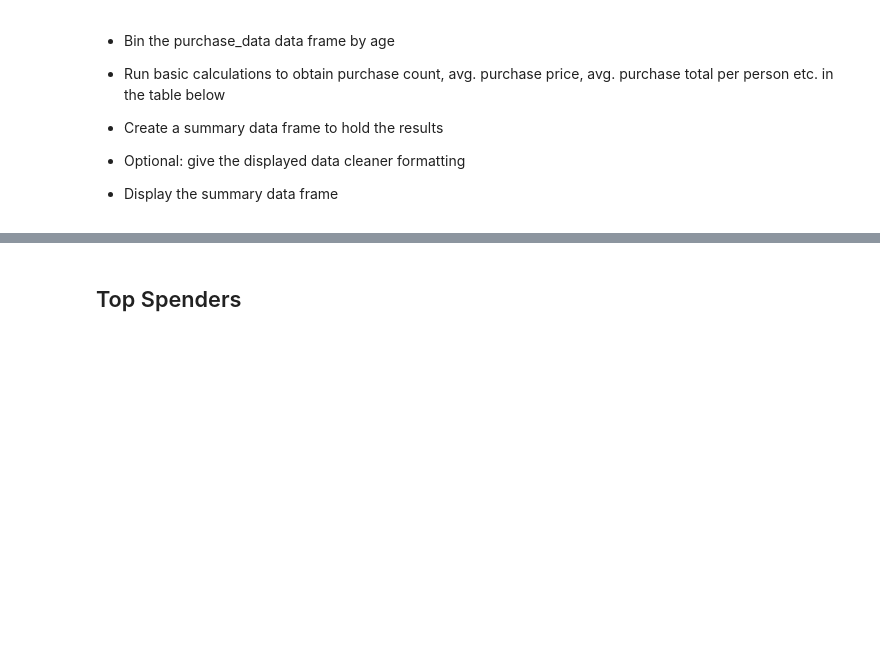
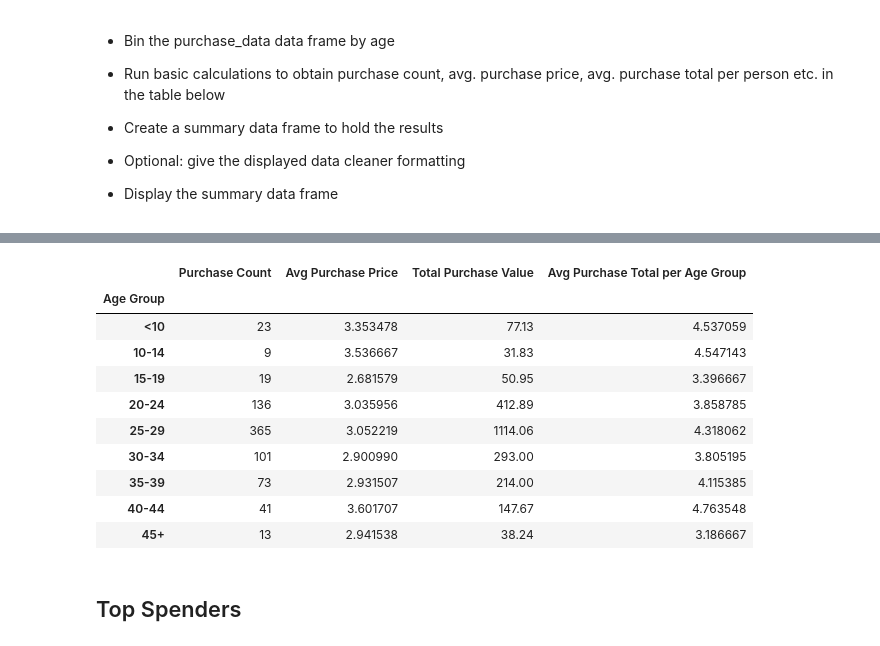
Before and after one commit to c-daily/pandas-challenge, a Jupyter notebook: HeroesOfPymoli_starter.ipynb, the cells around one changed output, grey strips where cells are left out. Drawn from its saved outputs; the diff is of its cells as text; code cells hidden in the pictures; blank space fills up the shorter version.

```diff
--- a/HeroesOfPymoli_starter.ipynb
+++ b/HeroesOfPymoli_starter.ipynb
@@ -223,3 +225,27 @@ ValueError: operands could not be broadcast together with shapes (9,) (9,2)
+# %%
+#Calculating numbers/percentages by age group
+age_purchase_count = ages_grouped['Purchase ID'].count()
+age_avg_purchase_price = ages_grouped['Price'].mean()
+age_total_purchase_value = ages_grouped['Price'].sum()
+age_avg_purchase_per_age = age_total_purchase_value/total_count_age
+
+age_df_purch = pd.DataFrame({'Purchase Count': age_purchase_count,
+                       'Avg Purchase Price': age_avg_purchase_price,
+                       'Total Purchase Value': age_total_purchase_value,
+                       'Avg Purchase Total per Age Group': age_avg_purchase_per_age})
+age_df_purch
+# %% [output]
+|  | Purchase Count | Avg Purchase Price | Total Purchase Value | Avg Purchase Total per Age Group |
+| Age Group |  |  |  |  |
+| <10 | 23 | 3.353478 | 77.13 | 4.537059 |
+| 10-14 | 9 | 3.536667 | 31.83 | 4.547143 |
+| 15-19 | 19 | 2.681579 | 50.95 | 3.396667 |
+| 20-24 | 136 | 3.035956 | 412.89 | 3.858785 |
+| 25-29 | 365 | 3.052219 | 1114.06 | 4.318062 |
+| 30-34 | 101 | 2.900990 | 293.00 | 3.805195 |
+| 35-39 | 73 | 2.931507 | 214.00 | 4.115385 |
+| 40-44 | 41 | 3.601707 | 147.67 | 4.763548 |
+| 45+ | 13 | 2.941538 | 38.24 | 3.186667 |
 # %% [markdown]
 ## Top Spenders
 # %% [markdown]
```
Also changed, not shown: parts of 4 cells of this notebook.
